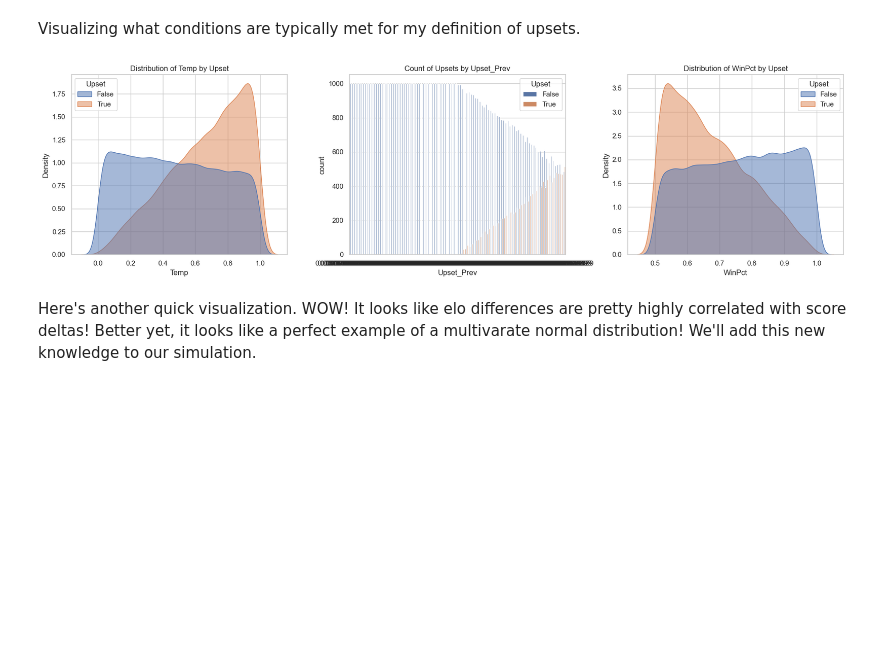
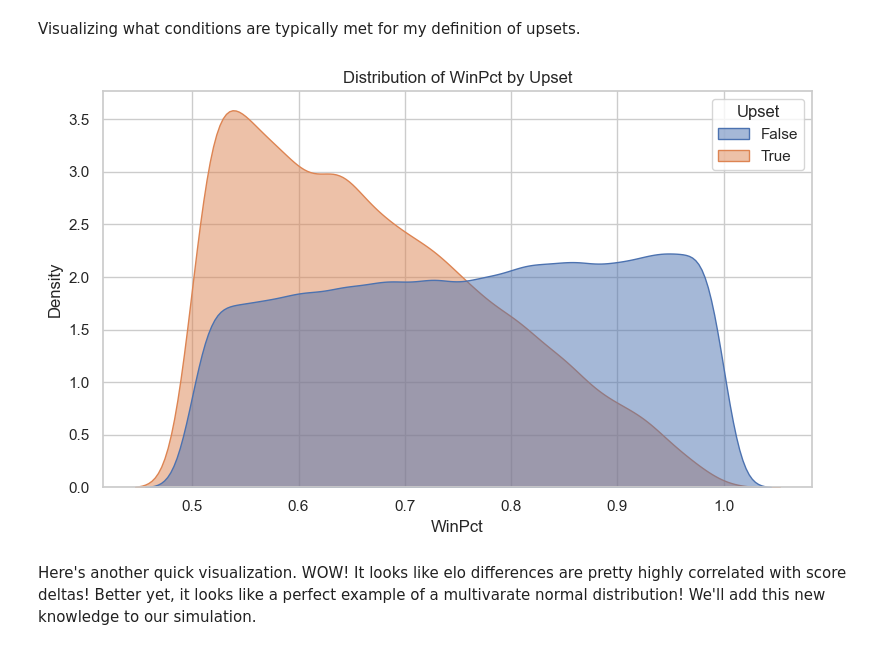
Before and after one commit to AnthonyGallante/KingfisherCourt, a Jupyter notebook: test.ipynb, the cells around one changed output. Cells and saved outputs as stored; diff of their text form; code cells hidden in the pictures; blank space fills up the shorter version.

```diff
--- a/test.ipynb
+++ b/test.ipynb
@@ -129,25 +129,18 @@ Visualizing what conditions are typically met for my definition of upsets.
 # %%
 # AI GENERATED!! https://share.google/aimode/v7tAb892uaMbcixWZ
 import matplotlib.pyplot as plt
 import seaborn as sns
 
 sns.set_theme(style="whitegrid")
-fig, axes = plt.subplots(1, 3, figsize=(18, 5))
+fig, axes = plt.subplots(figsize=(8, 5))
 
-
-sns.kdeplot(data=upset_dist_df, x='Temp', hue='Upset', fill=True, common_norm=False, alpha=0.5, ax=axes[0])
-axes[0].set_title('Distribution of Temp by Upset')
-
-sns.countplot(data=upset_dist_df, x='Upset_Prev', hue='Upset', ax=axes[1])
-axes[1].set_title('Count of Upsets by Upset_Prev')
-
-sns.kdeplot(data=upset_dist_df, x='WinPct', hue='Upset', fill=True, common_norm=False, alpha=0.5, ax=axes[2])
-axes[2].set_title('Distribution of WinPct by Upset')
+sns.kdeplot(data=upset_dist_df, x='WinPct', hue='Upset', fill=True, common_norm=False, alpha=0.5, ax=axes)
+axes.set_title('Distribution of WinPct by Upset')
 
 plt.tight_layout()
 plt.show()
 # %% [output]
-[figure, old version]
+[figure, new version]
 # %% [markdown]
 Here's another quick visualization. WOW! It looks like elo differences are pretty highly correlated with score deltas! Better yet, it looks like a perfect example of a  multivarate normal distribution! We'll add this new knowledge to our simulation.
 # %%
```
Also changed, not shown: parts of 10 cells of this notebook, 3 other files.
